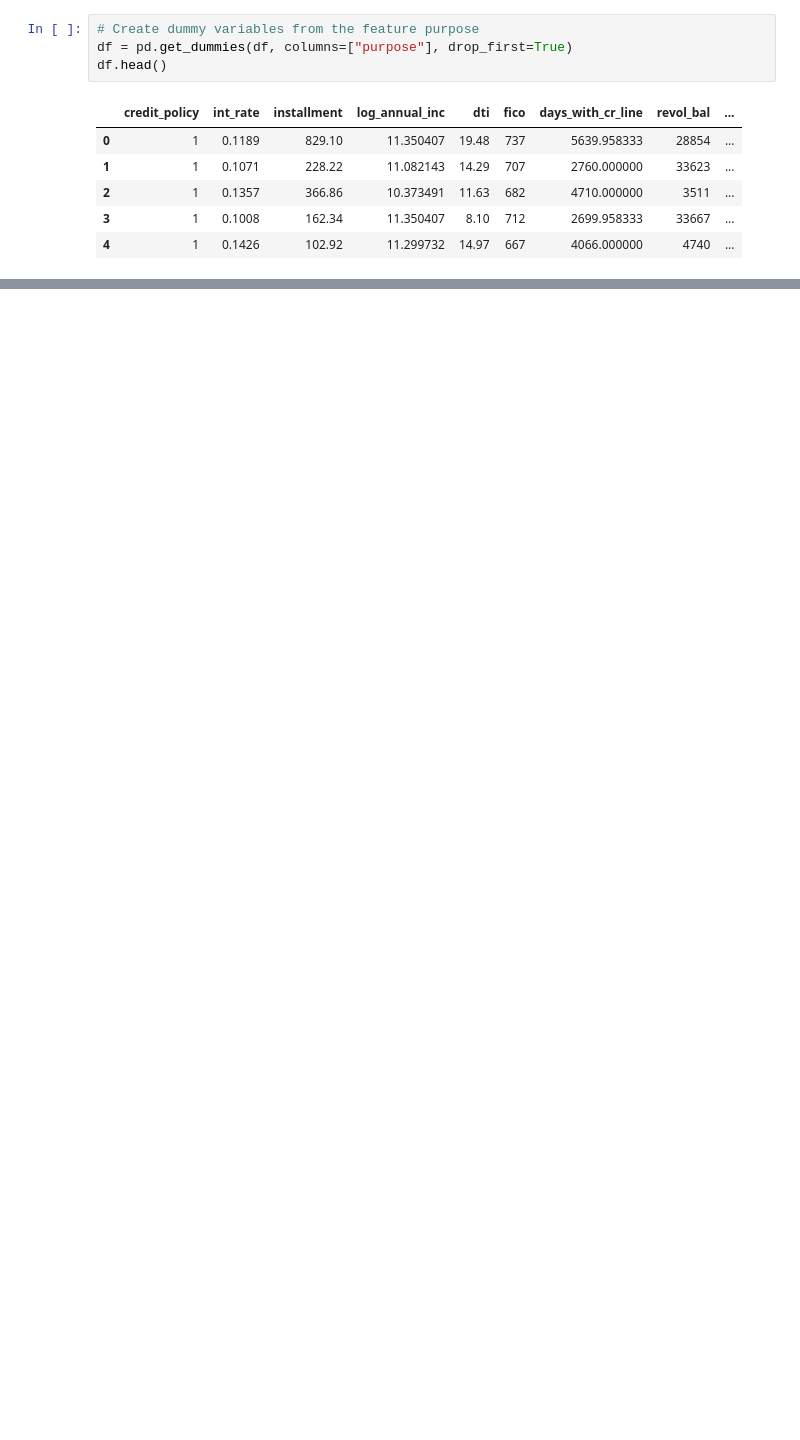
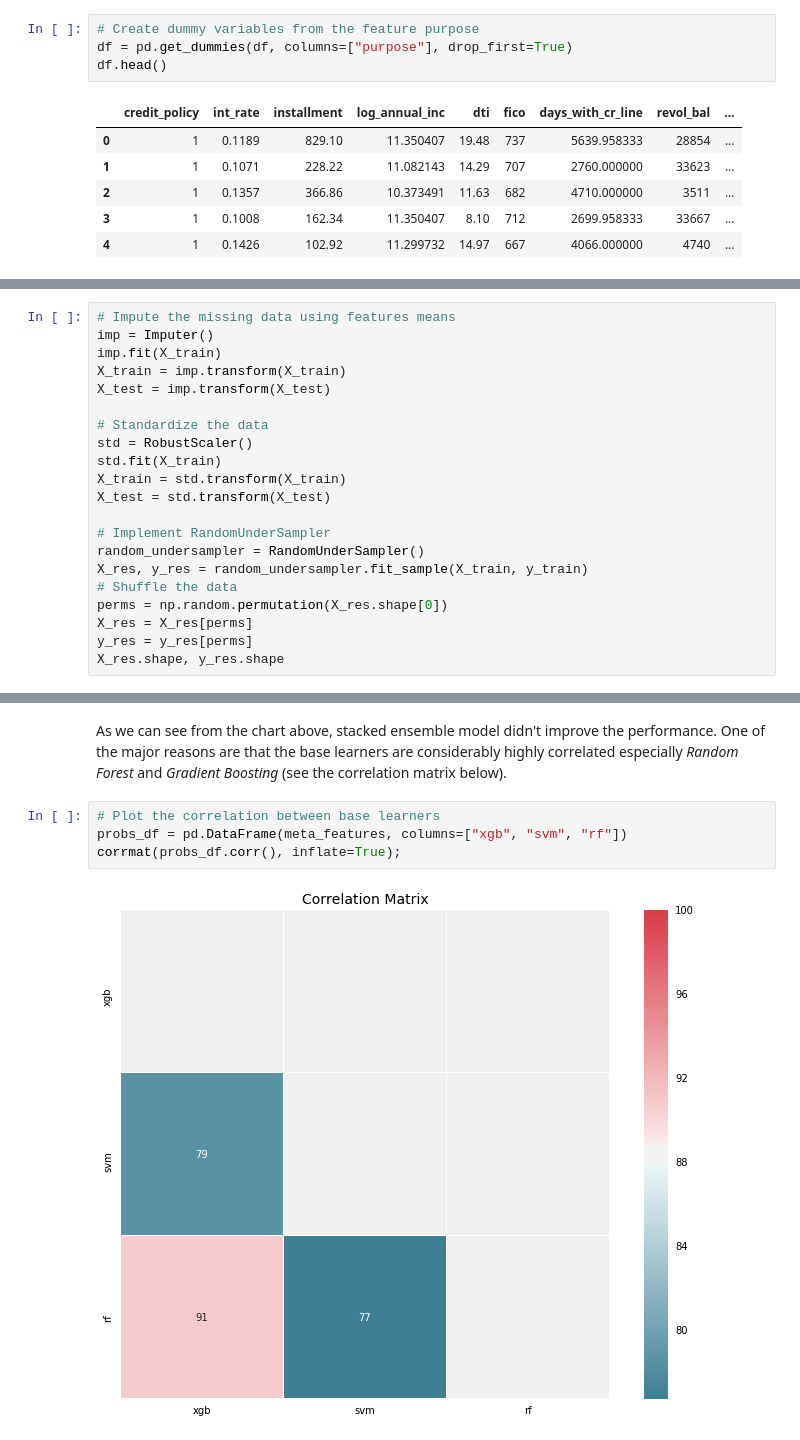
Before and after one commit to ImadDabbura/blog-posts, a Jupyter notebook: notebooks/Predicting-Loan-Repayment.ipynb, the cells around one changed output, grey strips where cells are left out. Saved outputs shown, nothing was run; the diff lists cells and outputs as text; blank space fills up the shorter version.

```diff
--- a/notebooks/Predicting-Loan-Repayment.ipynb
+++ b/notebooks/Predicting-Loan-Repayment.ipynb
@@ -769,0 +382,21 @@ plt.tight_layout()
+# %%
+# Impute the missing data using features means
+imp = Imputer()
+imp.fit(X_train)
+X_train = imp.transform(X_train)
+X_test = imp.transform(X_test)
+
+# Standardize the data
+std = RobustScaler()
+std.fit(X_train)
+X_train = std.transform(X_train)
+X_test = std.transform(X_test)
+
+# Implement RandomUnderSampler
+random_undersampler = RandomUnderSampler()
+X_res, y_res = random_undersampler.fit_sample(X_train, y_train)
+# Shuffle the data
+perms = np.random.permutation(X_res.shape[0])
+X_res = X_res[perms]
+y_res = y_res[perms]
+X_res.shape, y_res.shape
@@ -769,0 +482,8 @@ plt.tight_layout()
+# %% [markdown]
+As we can see from the chart above, stacked ensemble model didn't improve the performance. One of the major reasons are that the base learners are considerably highly correlated especially *Random Forest* and *Gradient Boosting* (see the correlation matrix below).
+# %%
+# Plot the correlation between base learners
+probs_df = pd.DataFrame(meta_features, columns=["xgb", "svm", "rf"])
+corrmat(probs_df.corr(), inflate=True);
+# %% [output]
+[figure, added]
```
Also changed, not shown: parts of 45 cells of this notebook.
